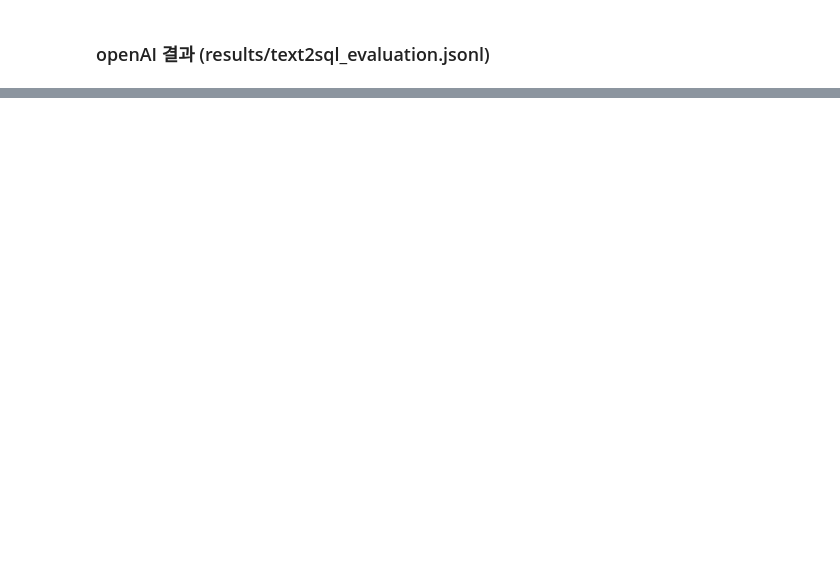
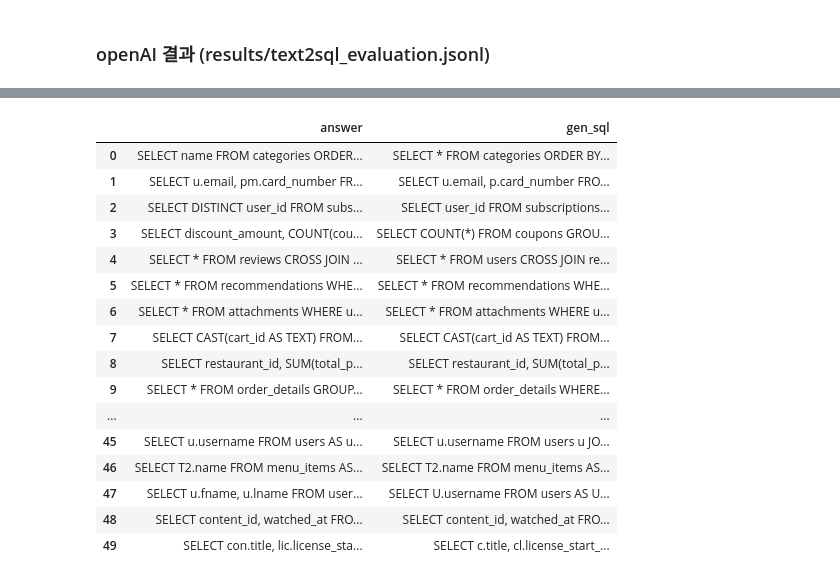
Before and after one commit to HueyVault/study_NLPs, a Jupyter notebook: codes/DeepLearnings/11_04_generativeLLM_HF_eval.ipynb, the cells around one changed output, grey strips where cells are left out. Drawn from its saved outputs; the diff is of its cells as text; code cells hidden in the pictures; blank space fills up the shorter version.

```diff
--- a/codes/DeepLearnings/11_04_generativeLLM_HF_eval.ipynb
+++ b/codes/DeepLearnings/11_04_generativeLLM_HF_eval.ipynb
@@ -158,6 +160,7 @@ for prompt in tqdm(prompts, desc="Generating SQL"):
                     return_full_text=False,
                     max_new_tokens=512,
                     truncation=True)
-    result_gen_sqls.append(result[0][0]['generated_text'])
+    print(result)
+    result_gen_sqls.append(result[0]['generated_text'])
 df_text2sql['gen_sql'] = result_gen_sqls
 # %% [output]
@@ -164,0 +180,4 @@ KeyboardInterrupt:
+# %%
+df_text2sql_50 = df_text2sql[:50]
+prompts = df_text2sql_50['prompt'].tolist()
+len(prompts)
@@ -164,0 +186,12 @@ KeyboardInterrupt:
+# %%
+prompts = df_text2sql_50['prompt'].tolist()
+result_gen_sqls = []
+
+for prompt in tqdm(prompts, desc="Generating SQL"):
+    result = hf_pipe(prompt,
+                    do_sample=False,
+                    return_full_text=False,
+                    max_new_tokens=512,
+                    truncation=True)
+
+    result_gen_sqls.append(result[0]['generated_text'])
@@ -164,0 +200,2 @@ KeyboardInterrupt:
+# %%
+df_text2sql_50['gen_sql'] = result_gen_sqls
@@ -278,0 +321,20 @@ correct_sql_number
+# %%
+df_text2sql_50[["answer","gen_sql"]]
+# %% [output]
+|  | answer | gen_sql |
+| 0 | SELECT name FROM categories ORDER... | SELECT * FROM categories ORDER BY... |
+| 1 | SELECT u.email, pm.card_number FR... | SELECT u.email, p.card_number FRO... |
+| 2 | SELECT DISTINCT user_id FROM subs... | SELECT user_id FROM subscriptions... |
+| 3 | SELECT discount_amount, COUNT(cou... | SELECT COUNT(*) FROM coupons GROU... |
+| 4 | SELECT * FROM reviews CROSS JOIN ... | SELECT * FROM users CROSS JOIN re... |
+| 5 | SELECT * FROM recommendations WHE... | SELECT * FROM recommendations WHE... |
+| 6 | SELECT * FROM attachments WHERE u... | SELECT * FROM attachments WHERE u... |
+| 7 | SELECT CAST(cart_id AS TEXT) FROM... | SELECT CAST(cart_id AS TEXT) FROM... |
+| 8 | SELECT restaurant_id, SUM(total_p... | SELECT restaurant_id, SUM(total_p... |
+| 9 | SELECT * FROM order_details GROUP... | SELECT * FROM order_details WHERE... |
+| ... | ... | ... |
+| 45 | SELECT u.username FROM users AS u... | SELECT u.username FROM users u JO... |
+| 46 | SELECT T2.name FROM menu_items AS... | SELECT T2.name FROM menu_items AS... |
+| 47 | SELECT u.fname, u.lname FROM user... | SELECT U.username FROM users AS U... |
+| 48 | SELECT content_id, watched_at FRO... | SELECT content_id, watched_at FRO... |
+| 49 | SELECT con.title, lic.license_sta... | SELECT c.title, cl.license_start_... |
```
Also changed, not shown: parts of 20 cells of this notebook.
